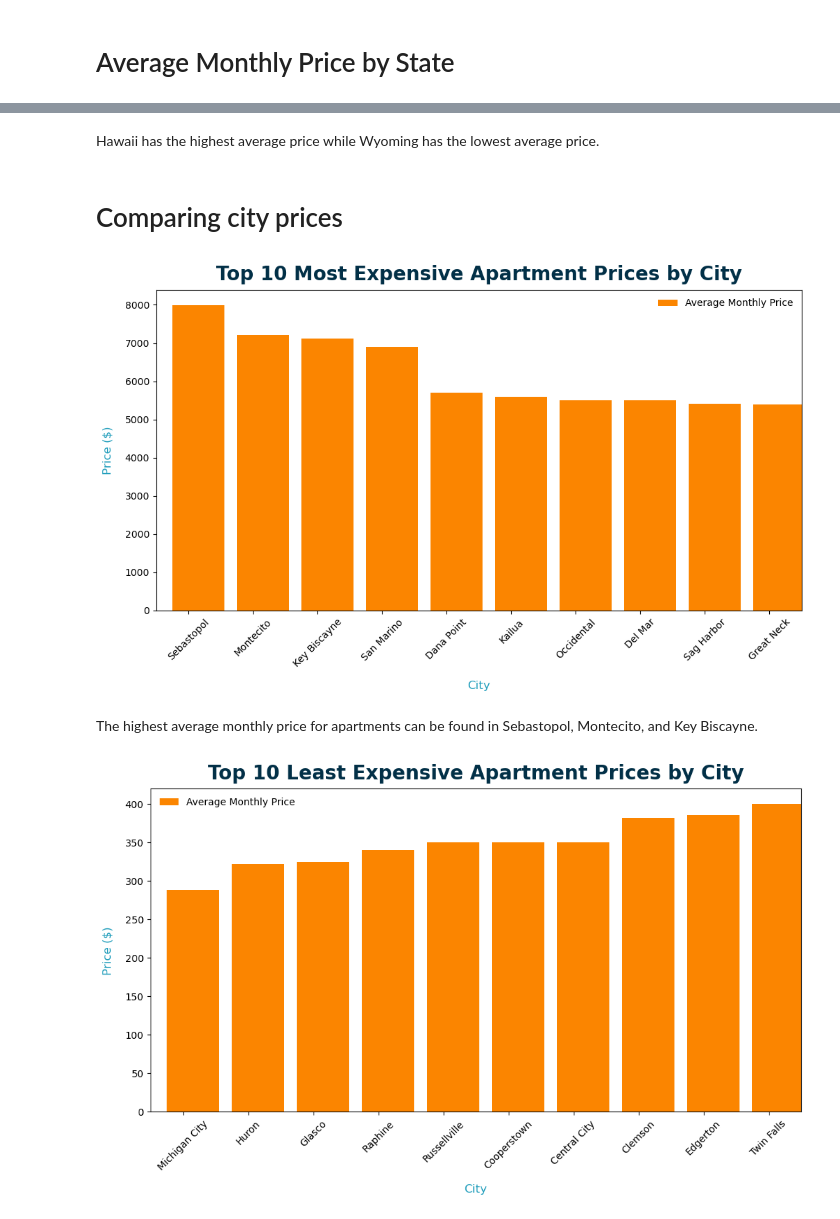
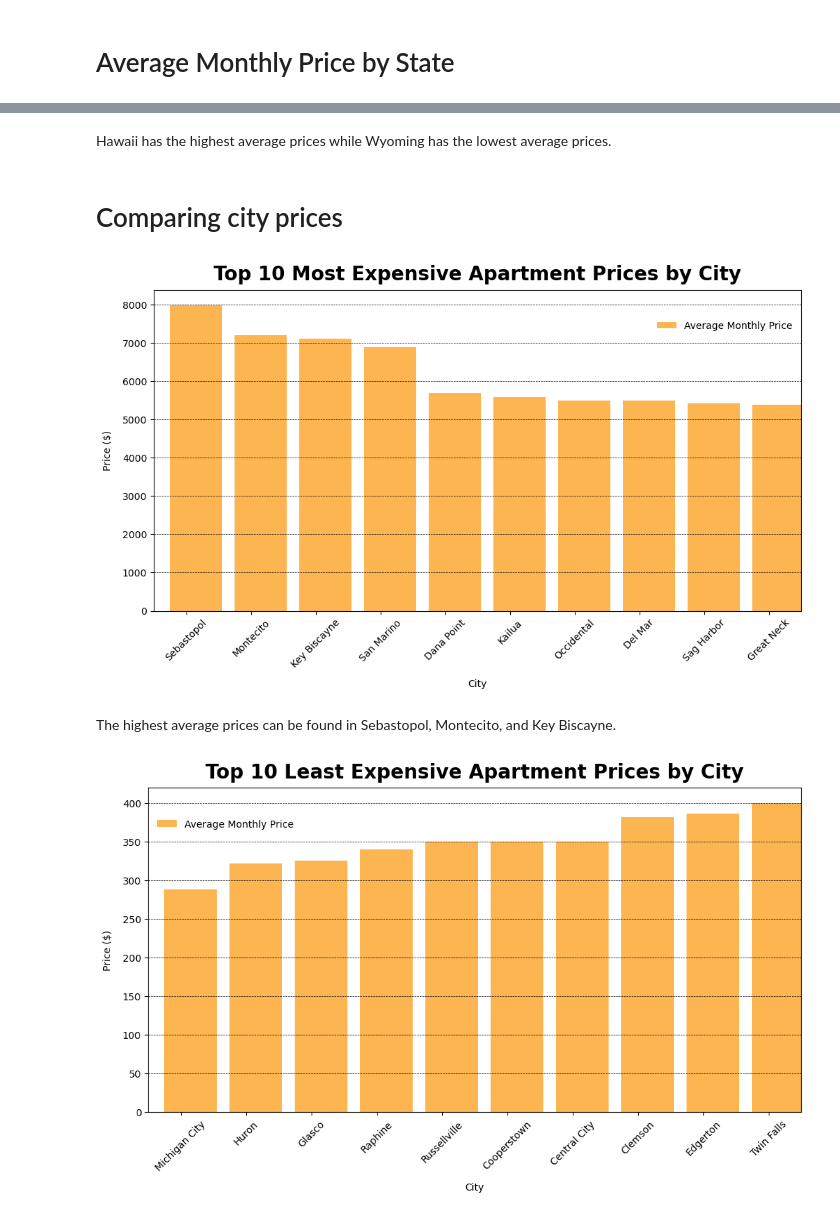
Before and after one commit to tghcb9/dataanalytics-project1-group6, a Jupyter notebook: submission/analysis/question-2.ipynb, the cells around one changed output, grey strips where cells are left out. Saved outputs shown, nothing was run; the diff lists cells and outputs as text; code cells hidden in the pictures.

Commit message:
Improved stylizing of bar charts

```diff
--- a/submission/analysis/question-2.ipynb
+++ b/submission/analysis/question-2.ipynb
@@ -41,14 +41,15 @@ data_subset.head()
 price_average_per_state = data_subset.groupby("state")["price"].mean().reset_index().sort_values(by="price", ascending=False)
 
 # figure
-figure = price_average_per_state.plot.bar(x="state", y="price", figsize=(12,6), color="#FB8500")
+figure = price_average_per_state.plot.bar(x="state", y="price", color="#8ECAE6", figsize=(12,6))
 
 # formatting
-figure.set_title("Average Monthly Apartment Price by State", fontsize=20, fontweight="bold", color="#023047", pad=10)
+figure.set_title("Average Monthly Apartment Price by State", fontsize=20, fontweight="bold", pad=10)
 figure.legend(["Average Monthly Price"], loc="upper right", frameon=False)
-figure.set_xlabel("State", fontsize=12, color="#219EBC", labelpad=12)
-figure.set_ylabel("Price ($)", fontsize=12, color="#219EBC", labelpad=12)
+figure.set_xlabel("State", labelpad=10)
+figure.set_ylabel("Price ($)", labelpad=10)
 
+plt.grid(linestyle="--", color="#000000", linewidth=0.5, axis="y")
 plt.xticks(rotation=45)
 for bar in figure.patches:
     bar.set_width(0.8)
@@ -60,5 +61,5 @@ plt.show()
 # %% [markdown]
-Hawaii has the highest average price while Wyoming has the lowest average price.
+Hawaii has the highest average prices while Wyoming has the lowest average prices.
 # %%
 # INSERT_MAP_HERE!
 # %%
@@ -73,14 +74,15 @@ price_average_per_city = data_subset_filtered.groupby("cityname")["price"].mean(
 most_expensive_cities = price_average_per_city.sort_values(by="price", ascending=False).head(10)
 
 # figure
-figure = most_expensive_cities.plot.bar(x="cityname", y="price", figsize=(12,6), color="#FB8500")
+figure = most_expensive_cities.plot.bar(x="cityname", y="price", color="#fcb551", figsize=(12,6))
 
 # formatting
-figure.set_title("Top 10 Most Expensive Apartment Prices by City", fontsize=20, fontweight="bold", color="#023047", pad=10)
-figure.legend(["Average Monthly Price"], loc="upper right", frameon=False)
-figure.set_xlabel("City", fontsize=12, color="#219EBC", labelpad=12)
-figure.set_ylabel("Price ($)", fontsize=12, color="#219EBC", labelpad=12)
+figure.set_title("Top 10 Most Expensive Apartment Prices by City", fontsize=20, fontweight="bold", pad=10)
+figure.legend(["Average Monthly Price"], loc="upper right", bbox_to_anchor=(1, 0.93), frameon=False)
+figure.set_xlabel("City", labelpad=10)
+figure.set_ylabel("Price ($)", labelpad=10)
 
+plt.grid(linestyle="--", color="#000000", linewidth=0.5, axis="y")
 plt.xticks(rotation=45)
 for bar in figure.patches:
     bar.set_width(0.8)
@@ -88,9 +90,9 @@ for bar in figure.patches:
 # show
 plt.show()
 # %% [output]
-[figure, old version]
+[figure, new version]
 # %% [markdown]
-The highest average monthly price for apartments can be found in Sebastopol, Montecito, and Key Biscayne.
+The highest average prices can be found in Sebastopol, Montecito, and Key Biscayne.
 # %%
 # MOST-EXPENSIVE: INSERT_MAP_HERE!
 # %%
@@ -98,22 +100,23 @@ The highest average monthly price for apartments can be found in Sebastopol, Mon
 # %%
 # data
 least_expensive_cities = price_average_per_city.sort_values(by="price").head(10)
 
 # figure
-figure = least_expensive_cities.plot.bar(x="cityname", y="price", figsize=(12,6), color="#FB8500")
+figure = least_expensive_cities.plot.bar(x="cityname", y="price", color="#fcb551", figsize=(12,6))
 
 # formatting
-figure.set_title("Top 10 Least Expensive Apartment Prices by City", fontsize=20, fontweight="bold", color="#023047", pad=10)
-figure.legend(["Average Monthly Price"], loc="upper left", frameon=False)
-figure.set_xlabel("City", fontsize=12, color="#219EBC", labelpad=12)
-figure.set_ylabel("Price ($)", fontsize=12, color="#219EBC", labelpad=12)
+figure.set_title("Top 10 Least Expensive Apartment Prices by City", fontsize=20, fontweight="bold", pad=10)
+figure.legend(["Average Monthly Price"], loc="upper left", bbox_to_anchor=(0, 0.93), frameon=False)
+figure.set_xlabel("City", labelpad=10)
+figure.set_ylabel("Price ($)", labelpad=10)
 
+plt.grid(linestyle="--", color="#000000", linewidth=0.5, axis="y")
 plt.xticks(rotation=45)
 for bar in figure.patches:
     bar.set_width(0.8)
 
 # show
 plt.show()
 # %% [output]
-[figure, old version]
+[figure, new version]
 # %% [markdown]
```
Also changed, not shown: parts of 2 cells of this notebook.
